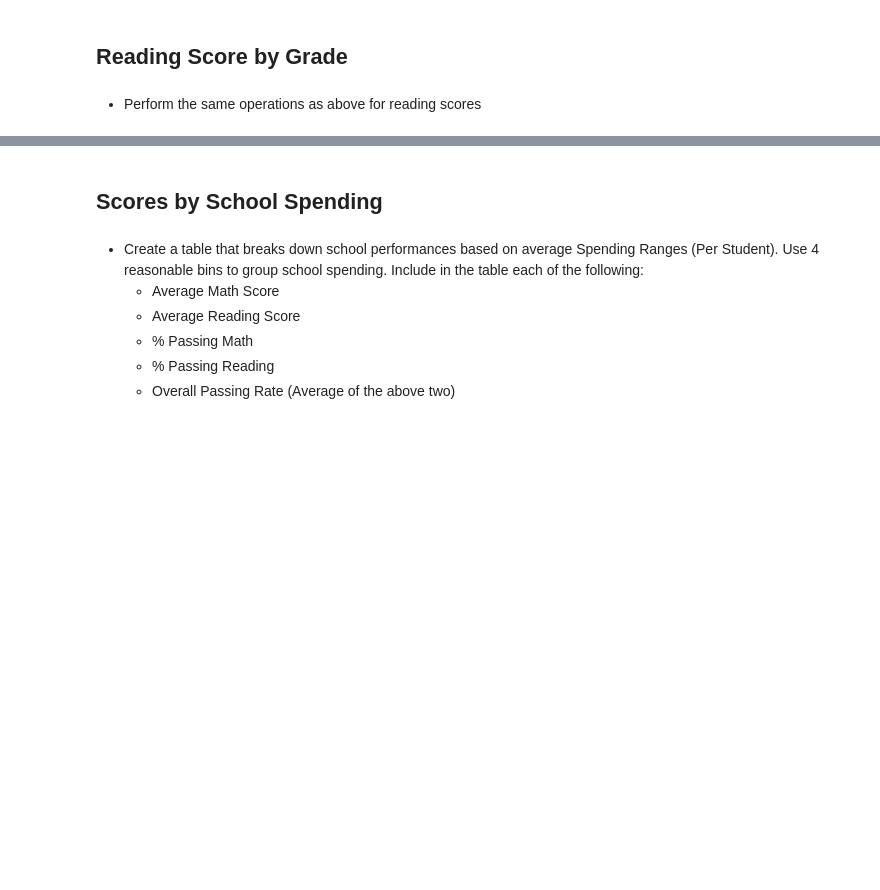
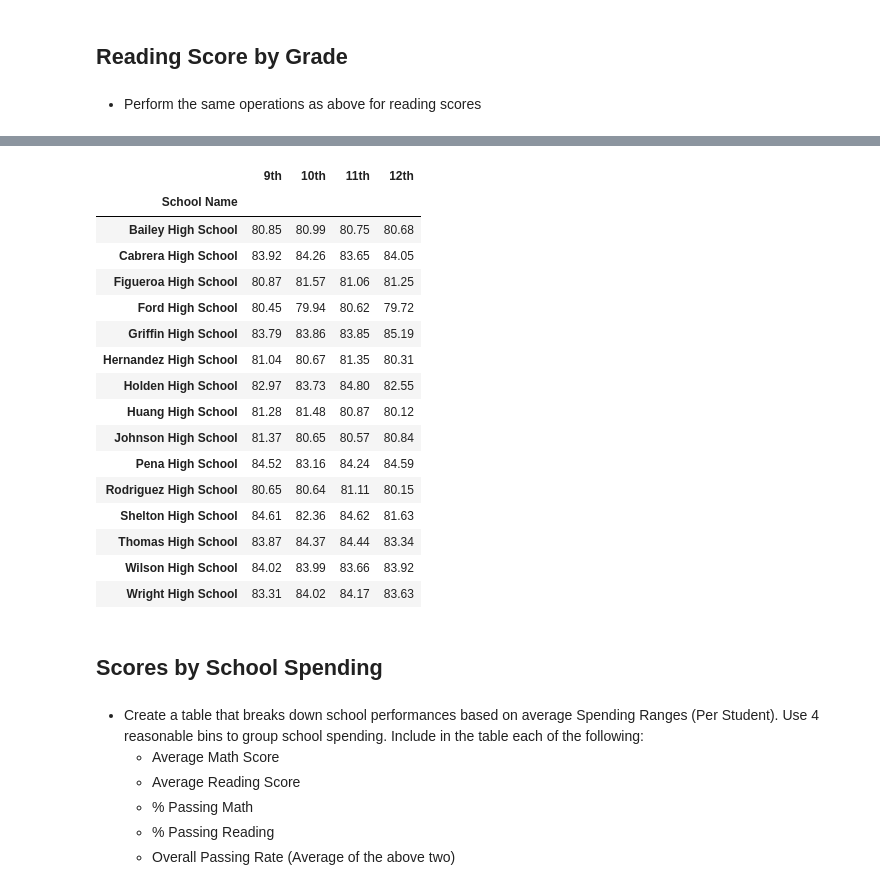
Before and after one commit to RuthlessNative/04-pandas-challenge, a Jupyter notebook: PyCitySchools.ipynb, the cells around one changed output, grey strips where cells are left out. Drawn from its saved outputs; the diff is of its cells as text; code cells hidden in the pictures; blank space fills up the shorter version.

```diff
--- a/PyCitySchools.ipynb
+++ b/PyCitySchools.ipynb
@@ -290,3 +275,46 @@ math_by_grade_df
+# %%
+# Same as Math Score by Grade section
+
+avg_read_9th = school_data_complete.loc[(school_data_complete["grade"] == "9th") & (school_data_complete["reading_score"])]
+avg_read_9th = avg_read_9th.groupby(["school_name"]).mean()["reading_score"]
+
+avg_read_10th = school_data_complete.loc[(school_data_complete["grade"] == "10th") & (school_data_complete["reading_score"])]
+avg_read_10th = avg_read_10th.groupby(["school_name"]).mean()["reading_score"]
+
+avg_read_11th = school_data_complete.loc[(school_data_complete["grade"] == "11th") & (school_data_complete["reading_score"])]
+avg_read_11th = avg_read_11th.groupby(["school_name"]).mean()["reading_score"]
+
+avg_read_12th = school_data_complete.loc[(school_data_complete["grade"] == "12th") & (school_data_complete["reading_score"])]
+avg_read_12th = avg_read_12th.groupby(["school_name"]).mean()["reading_score"]
+
+read_by_grade_df = pd.DataFrame({"9th": round(avg_read_9th, 2),
+                                 "10th": round(avg_read_10th, 2),
+                                 "11th": round(avg_read_11th, 2),
+                                 "12th": round(avg_read_12th, 2)
+                                })
+
+# Rename the index column
+read_by_grade_df.index.names = ["School Name"]
+
+read_by_grade_df
+# %% [output]
+|  | 9th | 10th | 11th | 12th |
+| School Name |  |  |  |  |
+| Bailey High School | 80.85 | 80.99 | 80.75 | 80.68 |
+| Cabrera High School | 83.92 | 84.26 | 83.65 | 84.05 |
+| Figueroa High School | 80.87 | 81.57 | 81.06 | 81.25 |
+| Ford High School | 80.45 | 79.94 | 80.62 | 79.72 |
+| Griffin High School | 83.79 | 83.86 | 83.85 | 85.19 |
+| Hernandez High School | 81.04 | 80.67 | 81.35 | 80.31 |
+| Holden High School | 82.97 | 83.73 | 84.80 | 82.55 |
+| Huang High School | 81.28 | 81.48 | 80.87 | 80.12 |
+| Johnson High School | 81.37 | 80.65 | 80.57 | 80.84 |
+| Pena High School | 84.52 | 83.16 | 84.24 | 84.59 |
+| Rodriguez High School | 80.65 | 80.64 | 81.11 | 80.15 |
+| Shelton High School | 84.61 | 82.36 | 84.62 | 81.63 |
+| Thomas High School | 83.87 | 84.37 | 84.44 | 83.34 |
+| Wilson High School | 84.02 | 83.99 | 83.66 | 83.92 |
+| Wright High School | 83.31 | 84.02 | 84.17 | 83.63 |
 # %% [markdown]
 ## Scores by School Spending
 # %% [markdown]
```
Also changed, not shown: parts of 2 cells of this notebook.
